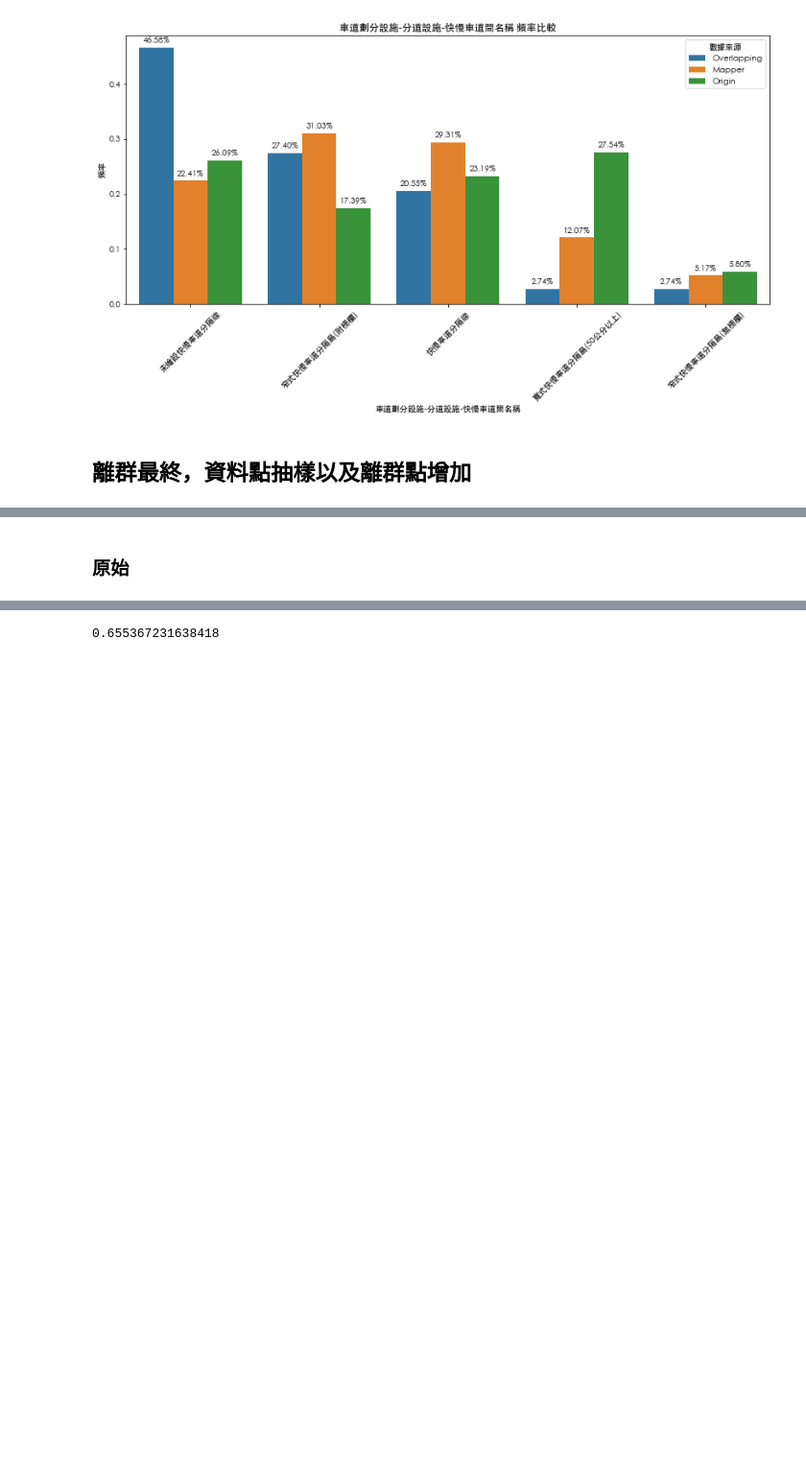
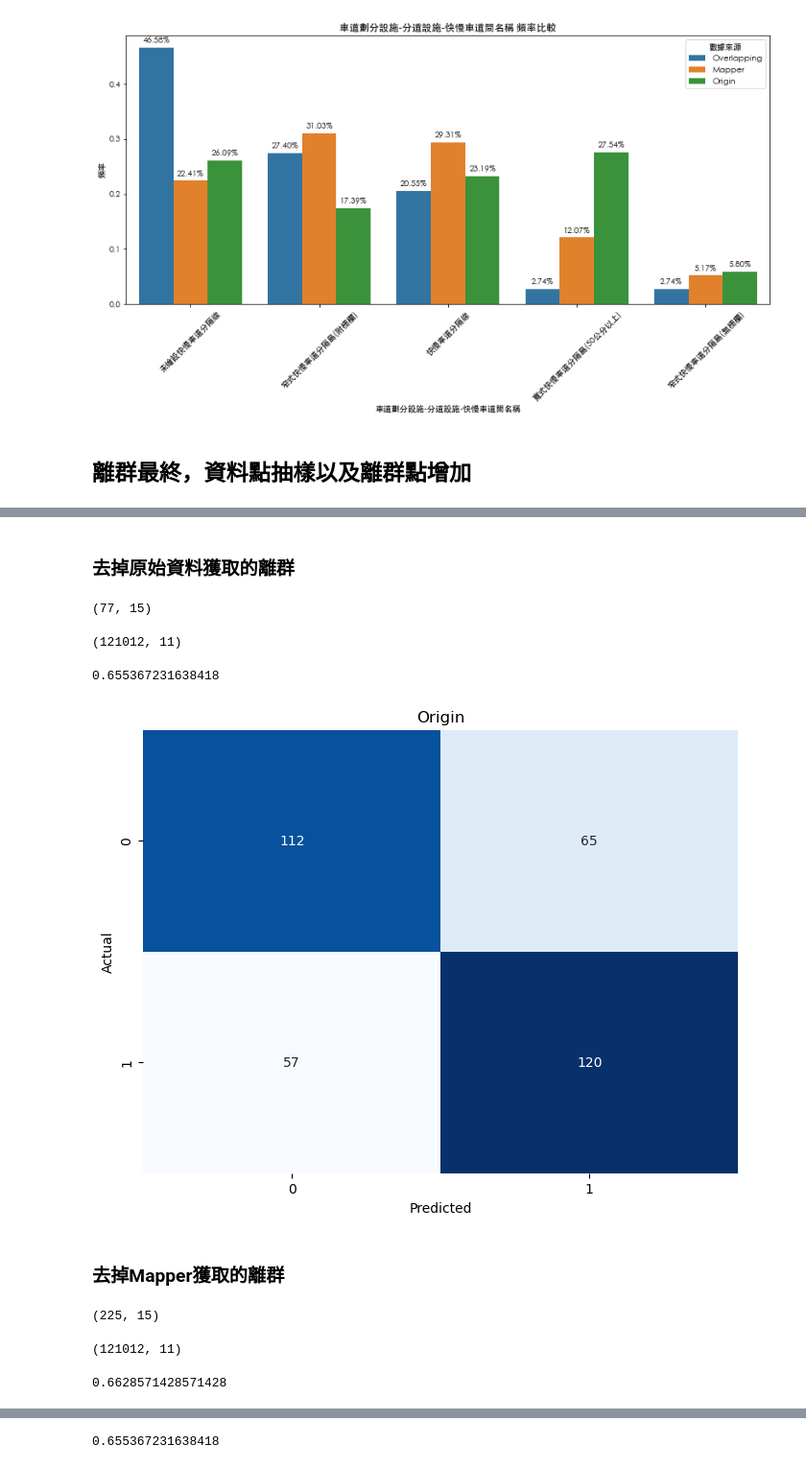
Before and after one commit to kennywang112/TrafficTDApython, a Jupyter notebook: 離群值比較.ipynb, the cells around one changed output, grey strips where cells are left out. Shown: that part at 96% size. Cells and saved outputs as stored; diff of their text form; code cells hidden in the pictures; blank space fills up the shorter version.

```diff
--- a/離群值比較.ipynb
+++ b/離群值比較.ipynb
@@ -657,8 +671,22 @@ for feature in col:
 # %% [markdown]
 ## 離群最終，資料點抽樣以及離群點增加
 # %%
-data_origin = pd.read_csv('CalculatedData/離群比較/原始23.csv')
-data_mapper = pd.read_csv('CalculatedData/離群比較/拓墣.csv')[data_origin.columns]
+select_lst = [
+    '光線名稱',
+    '道路類別-第1當事者-名稱',
+    '速限-第1當事者', #'道路障礙-視距品質名稱', # 和速限共線
+    '道路型態大類別名稱', '事故位置大類別名稱',
+    # '路面狀況-路面鋪裝名稱', '路面狀況-路面缺陷名稱', '道路障礙-障礙物名稱', # 分類幾乎都是無缺陷
+    '號誌-號誌種類名稱',
+    '車道劃分設施-分向設施大類別名稱', '車道劃分設施-分道設施-快車道或一般車道間名稱',
+    '車道劃分設施-分道設施-快慢車道間名稱', '車道劃分設施-分道設施-路面邊線名稱',
+    '事故類型及型態大類別名稱',
+    # '死亡受傷人數',
+    # '經度', '緯度',
+    # '死亡', '受傷'
+]
+data_origin = pd.read_csv('CalculatedData/離群比較/原始27.csv')[select_lst]
+data_mapper = pd.read_csv('CalculatedData/離群比較/拓墣.csv')[select_lst]
 
 overlapping_rows = pd.merge(data_origin, data_mapper)
 
@@ -786,2 +802,50 @@ score_mapper
-# %% [markdown]
-### 原始
+# %% [markdown]
+### 去掉原始資料獲取的離群
+# %%
+pd.merge(rbind_data, data_origin).shape
+# %% [output]
+(77, 15)
+# %%
+overlapping_rows_origin = pd.merge(rbind_data, data_origin)
+rbind_data_filtered = rbind_data[~rbind_data.apply(tuple, axis=1).isin(overlapping_rows_origin.apply(tuple, axis=1))]
+
+origin_X, origin_y = get_clusterN_logit(rbind_data_filtered, logistic_lst)
+
+print(origin_X.shape)
+# %% [output]
+(121012, 11)
+# %%
+matrix_origin, score_origin, cm_origin = logistic_cm_gridsearch(origin_X, origin_y)
+score_origin
+# %% [output]
+0.655367231638418
+# %%
+plt.figure(figsize=(8, 6))
+sns.heatmap(cm_origin, annot=True, fmt='d', cmap='Blues', cbar=False)
+plt.xlabel('Predicted')
+plt.ylabel('Actual')
+plt.title('Origin')
+
+plt.show()
+# %% [output]
+[figure, added]
+# %% [markdown]
+### 去掉Mapper獲取的離群
+# %%
+pd.merge(rbind_data, data_mapper).shape
+# %% [output]
+(225, 15)
+# %%
+overlapping_rows_mapper = pd.merge(rbind_data, data_mapper)
+rbind_data_filtered = rbind_data[~rbind_data.apply(tuple, axis=1).isin(overlapping_rows_mapper.apply(tuple, axis=1))]
+
+mapper_X, mapper_y = get_clusterN_logit(rbind_data_filtered, logistic_lst)
+
+print(origin_X.shape)
+# %% [output]
+(121012, 11)
+# %%
+matrix_mapper, score_mapper, cm_mapper = logistic_cm_gridsearch(mapper_X, mapper_y)
+score_mapper
+# %% [output]
+0.6628571428571428
```
Also changed, not shown: parts of 31 cells of this notebook, 4 other files.
